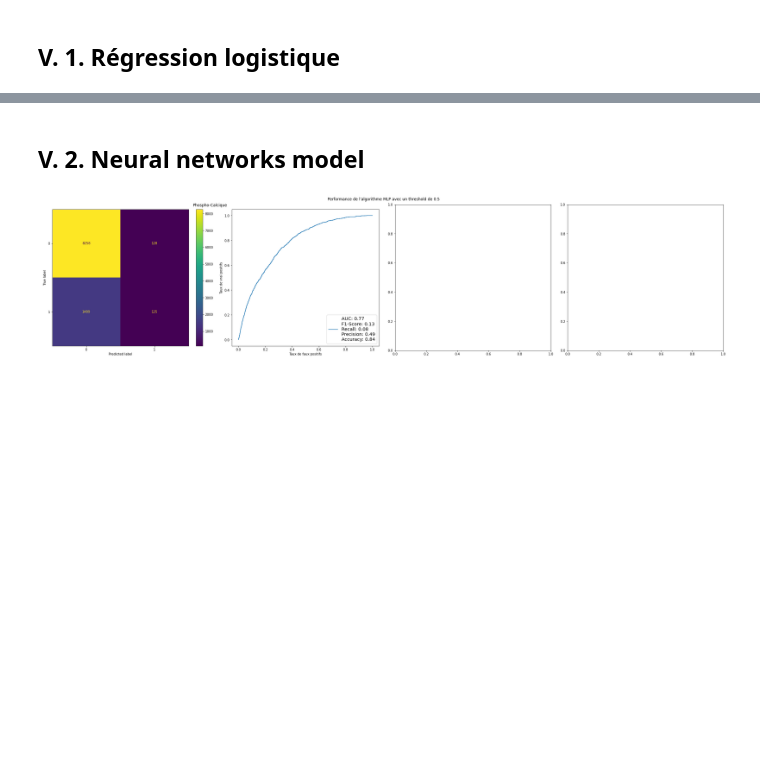
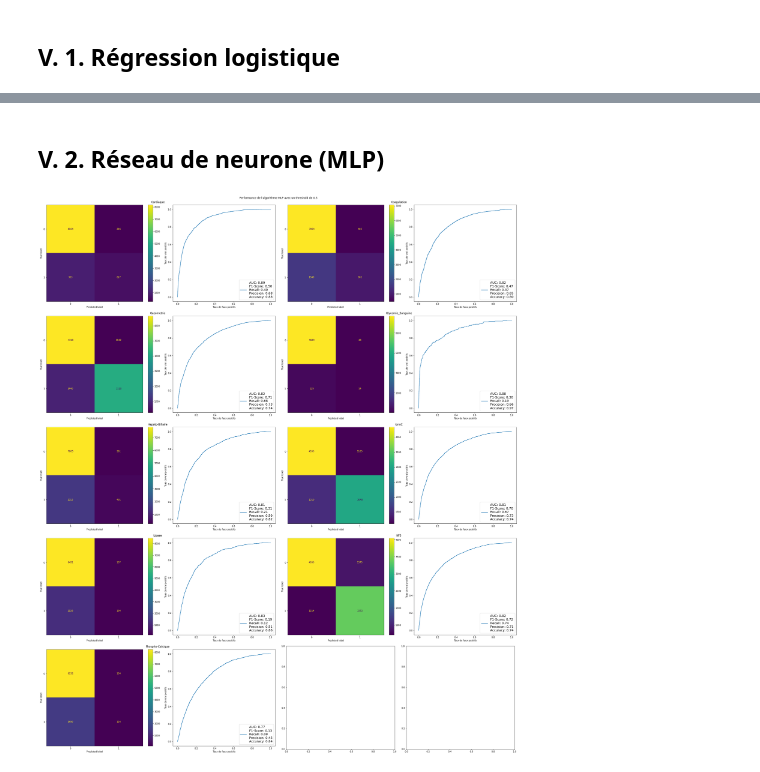
Before and after one commit to alibell/biologyOrderPredictor, a Jupyter notebook: Project_Report.ipynb, the cells around one changed output, grey strips where cells are left out. Saved outputs shown, nothing was run; the diff lists cells and outputs as text; code cells hidden in the pictures; blank space fills up the shorter version.

Commit message:
Mise à jour du rapport avec les graphiques

```diff
--- a/Project_Report.ipynb
+++ b/Project_Report.ipynb
@@ -445,5 +451,5 @@ display_model_performances(lr_classifiers, X_test, y_test[labels], threshold=0.5
 # %% [markdown]
-## V. 2. Neural networks model
+## V. 2. Réseau de neurone (MLP)
 # %%
 from bop_scripts.nn_models import torchMLPClassifier_sklearn, torchMLP
 import torch
@@ -486,4 +492,4 @@ from bop_scripts.visualisation import display_model_performances
 # %%
-display_model_performances(torch_sklearn_classifiers, X_test, y_test.iloc[:,-1], threshold=0.5, algorithm_name="MLP", ncols=2)
+display_model_performances(torch_sklearn_classifiers, X_test, y_test.iloc[:,1:], threshold=0.5, algorithm_name="MLP", ncols=2)
 # %% [output]
-[figure, old version]
+[figure, new version]
```
Also changed, not shown: parts of 6 cells of this notebook.
